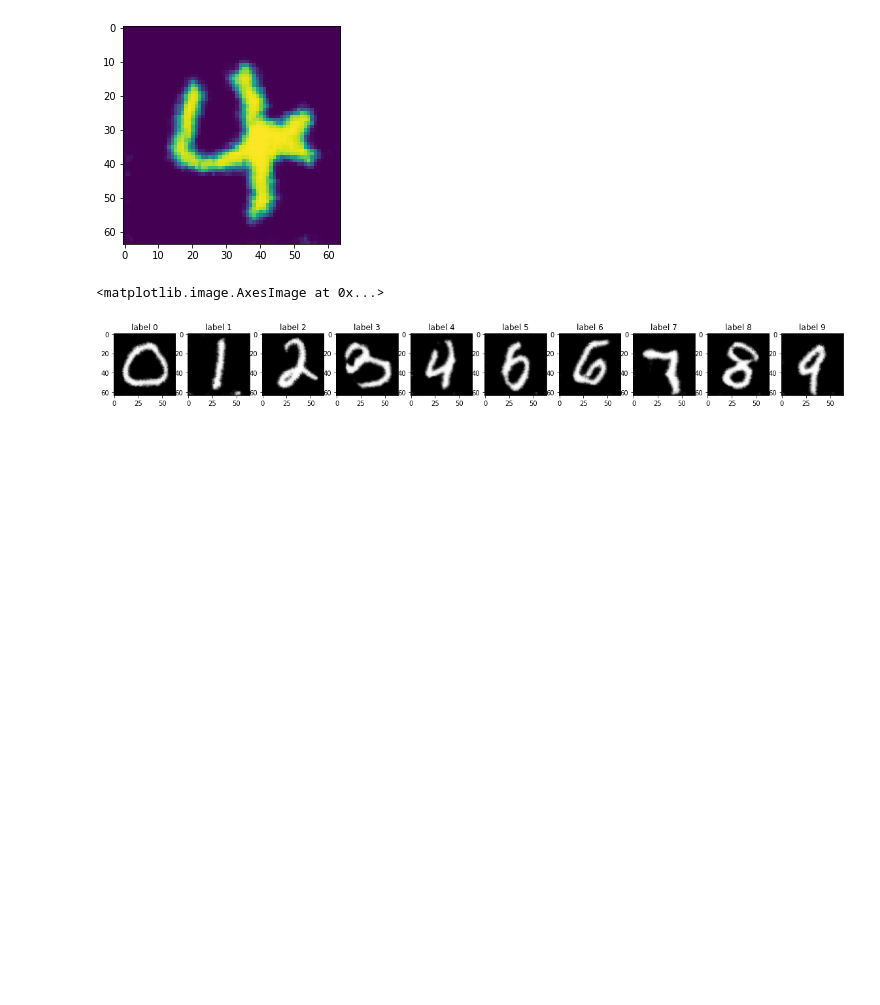
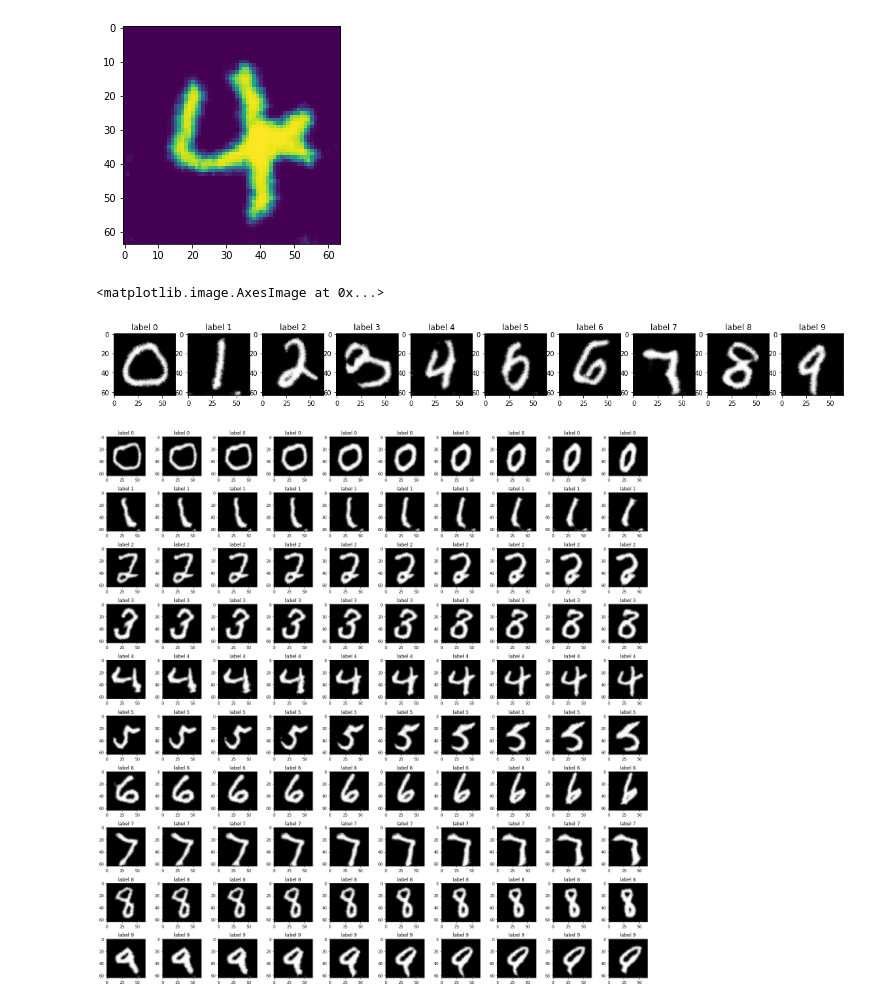
Before and after one commit to Mainakdeb/deceptive-digits, a Jupyter notebook: deceptive-digits.ipynb, the cells around one changed output. Cells and saved outputs as stored; diff of their text form; code cells hidden in the pictures; blank space fills up the shorter version.

Commit message:
generate and visualize interpolations in latent space for all classes

```diff
--- a/deceptive-digits.ipynb
+++ b/deceptive-digits.ipynb
@@ -383,3 +383,50 @@ axes[9].imshow(generate_digit_from_label(9), cmap="gray")
 # %% [output]
 <matplotlib.image.AxesImage at 0x...>
 [figure]
+# %%
+def generate_latent_points(latent_dim, n_samples, n_classes=10):
+	# generate points in the latent space
+	x_input = np.random.randn(latent_dim * n_samples)
+	# reshape into a batch of inputs for the network
+	z_input = x_input.reshape(n_samples, latent_dim)
+	return z_input
+
+# uniform interpolation between two points in latent space
+def interpolate_points(p1, p2, n_steps=10):
+	# interpolate ratios between the points
+	ratios = np.linspace(0, 1, num=n_steps)
+	# linear interpolate vectors
+	vectors = list()
+	for ratio in ratios:
+		v = (1.0 - ratio) * p1 + ratio * p2
+		vectors.append(v)
+	return np.asarray(vectors)
+
+n=20
+pts = generate_latent_points(100, n)
+interps = []
+for i in range(0, n, 2):
+    interpolated = interpolate_points(pts[i], pts[i+1], n_steps = 10)
+    z = torch.tensor(interpolated).float().cuda()
+    z=z.unsqueeze(2).unsqueeze(3)
+    #print(z.shape)
+    labels_ = torch.LongTensor(np.ones(10, dtype=int)*i//2).cuda()
+    #print(labels_.shape)
+    images = netG(z,labels_).detach().cpu().numpy()
+    # for x in images:
+    #     plt.imshow(x[0])
+    #     plt.show()
+    interps.append(images)
+interps=np.array(interps)
+# %%
+#Big Plot
+fig, axes = plt.subplots(10,10, figsize = (20,20))
+for i in range(0, 10):
+    for j in range(0,10):
+        axes[i,j].set_title('label '+str(i))
+        axes[i,j].imshow(interps[i][j][0], cmap='gray')
+
+plt.tight_layout()
+plt.show()
+# %% [output]
+[figure, added]
```
